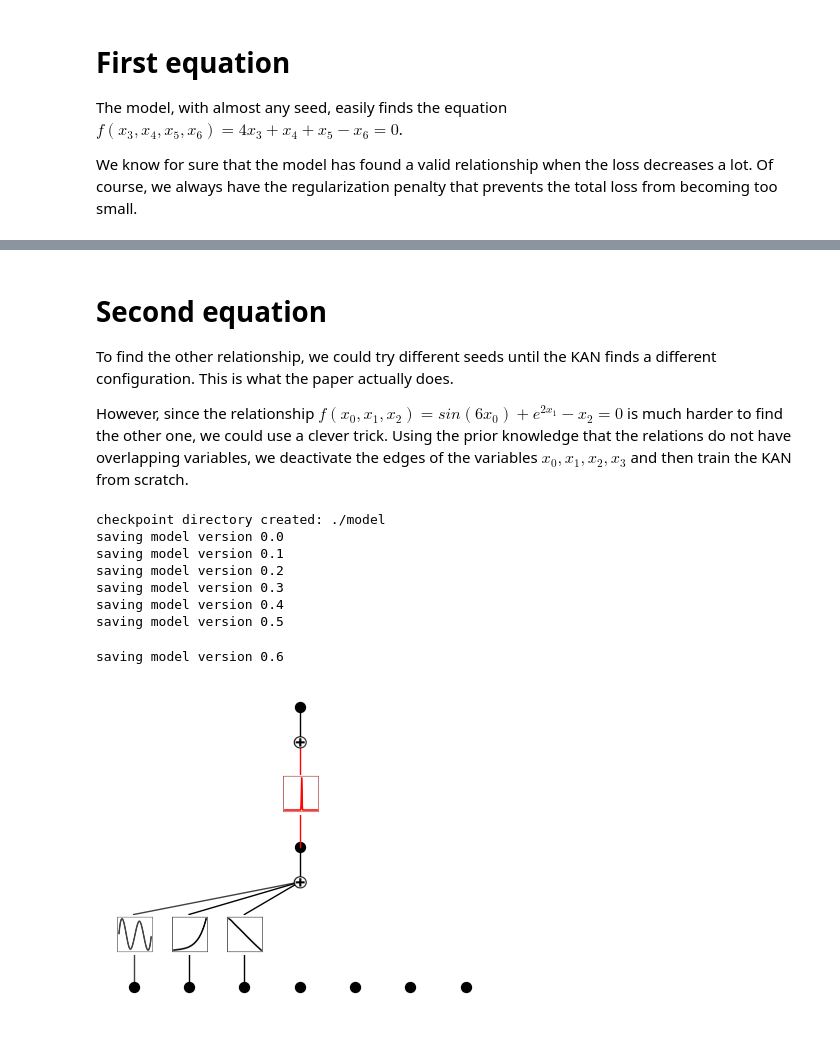
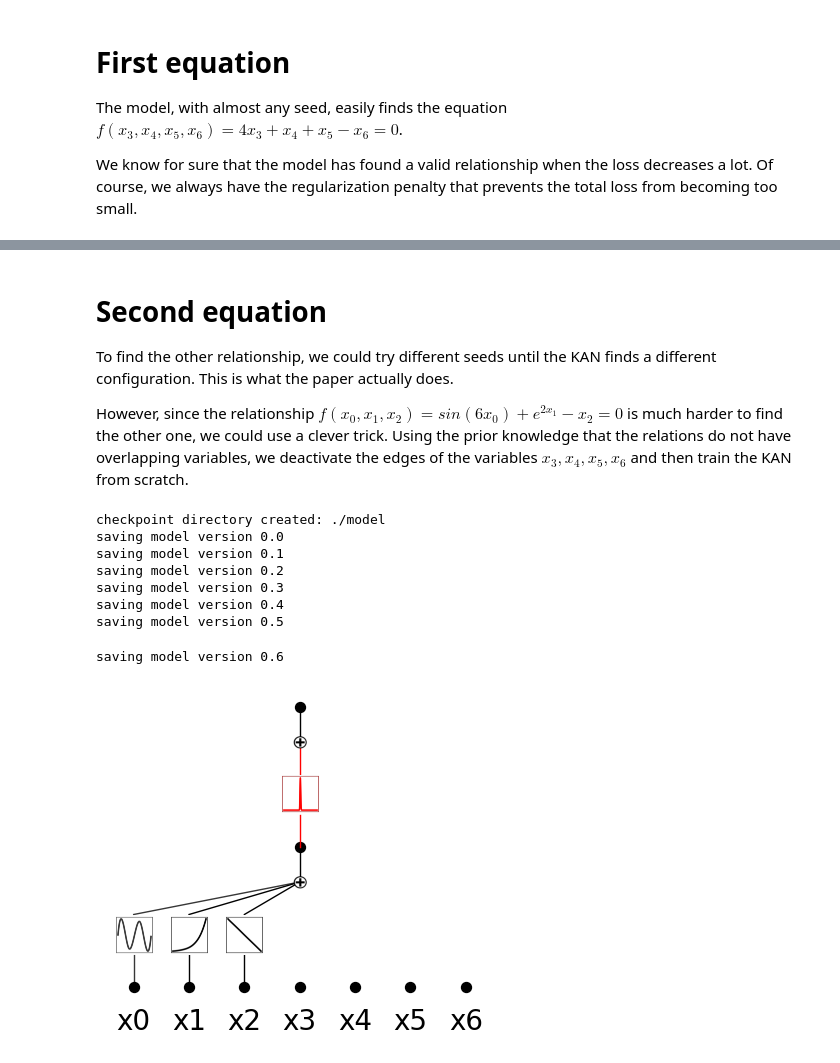
Before and after one commit to MrPio/KAN-Symbolic_Regression, a Jupyter notebook: Unsupervised_Learning.ipynb, the cells around one changed output, grey strips where cells are left out. Cells and saved outputs as stored; diff of their text form; code cells hidden in the pictures.

```diff
--- a/Unsupervised_Learning.ipynb
+++ b/Unsupervised_Learning.ipynb
@@ -35,7 +35,7 @@ f(x_{fake})\neq0
 
 Therefore, we add one extra final KAN layer and fix it with the Gaussian function $\sigma(x)=e^{-\frac{x^2}{2\omega^2}}$, with $\omega$ a small variance. This implies that $g=\sigma\circ f$
 # %%
-def create_dataset(train_num=750, test_num=500):
+def create_dataset(train_num=1000, test_num=500):
     def generate_contrastive(x):
         # positive samples
         batch = x.shape[0]
@@ -70,8 +70,6 @@ We know for sure that the model has found a valid relationship when the loss dec
 # %%
 model = KAN(width=[7, 1, 1], grid=3, k=3)
 model.fix_symbolic(1, 0, 0, 'gaussian', fit_params_bool=False)
-model.fit(dataset, opt="LBFGS", steps=30, lamb=0.001, lamb_entropy=4.0)
-model.plot()
 # %% [output]
 checkpoint directory created: ./model
 saving model version 0.0
@@ -80,0 +77,3 @@ saving model version 0.2
+# %%
+model.fit(dataset, opt="LBFGS", steps=30, lamb=0.01, lamb_entropy=4.0)
+model.plot(in_vars=['x0','x1','x2','x3','x4','x5','x6'], scale=.5)
@@ -82,24 +84,24 @@ saving model version 0.2
 # Second equation
 To find the other relationship, we could try different seeds until the KAN finds a different configuration. This is what the paper actually does.
 
-However, since the relationship $f(x_0,x_1,x_2)=sin(6x_0)+e^{2x_1}-x_2=0$ is much harder to find the other one, we could use a clever trick. Using the prior knowledge that the relations do not have overlapping variables, we deactivate the edges of the variables $x_0,x_1,x_2,x_3$ and then train the KAN from scratch.
+However, since the relationship $f(x_0,x_1,x_2)=sin(6x_0)+e^{2x_1}-x_2=0$ is much harder to find the other one, we could use a clever trick. Using the prior knowledge that the relations do not have overlapping variables, we deactivate the edges of the variables $x_3,x_4,x_5,x_6$ and then train the KAN from scratch.
 # %%
 model = KAN(width=[7, 1, 1], grid=3, k=3)
-model.fix_symbolic(2, 0, 0, 'gaussian', fit_params_bool=False)
+model.fix_symbolic(1, 0, 0, 'gaussian', fit_params_bool=False)
 for l, i, j in [(0, 3, 0), (0, 4, 0), (0, 5, 0), (0, 6, 0)]:
     model.fix_symbolic(l, i, j, '0', fit_params_bool=False)
-model.fit(dataset, opt="LBFGS", steps=20, lamb=0.0001, lamb_entropy=4.0)
-model.plot()
+model.fit(dataset, opt="LBFGS", steps=40, lamb=0.0001, lamb_entropy=4.0)
+model.plot(in_vars=['x0','x1','x2','x3','x4','x5','x6'], scale=.5)
 # %% [output]
 checkpoint directory created: ./model
 saving model version 0.0
 saving model version 0.1
 saving model version 0.2
 saving model version 0.3
 saving model version 0.4
 saving model version 0.5
 saving model version 0.6
-[figure, old version]
+[figure, new version]
 # %%
 model.prune()
 model.auto_symbolic()
```
Also changed, not shown: parts of 3 cells of this notebook, 27 other files.
